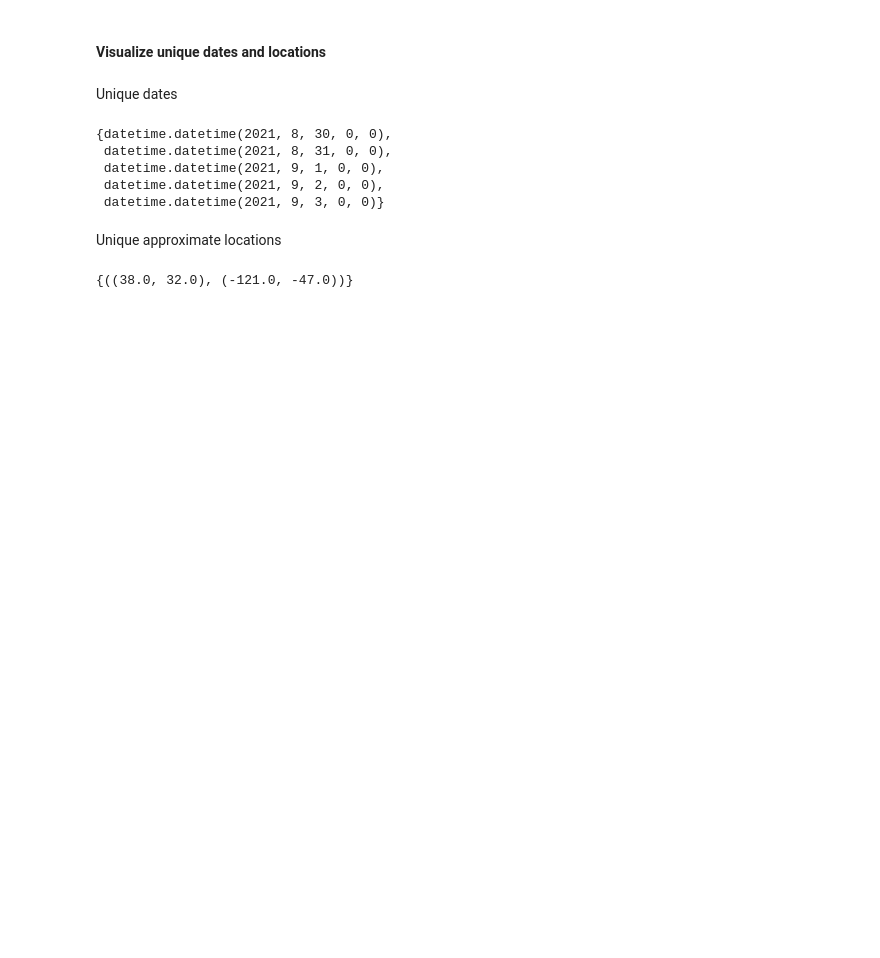
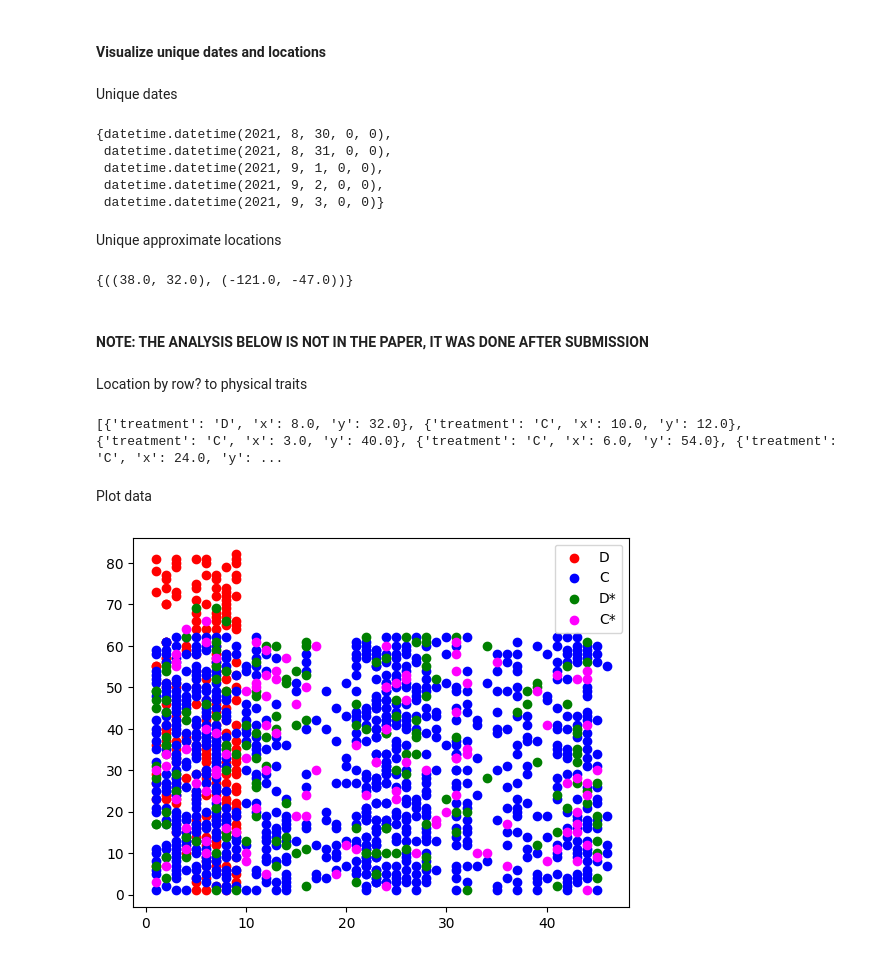
Before and after one commit to vivaansinghvi07/smoky-mountain-data-comp, a Jupyter notebook: step4/main.ipynb, the cells around one changed output. Saved outputs shown, nothing was run; the diff lists cells and outputs as text; code cells hidden in the pictures; blank space fills up the shorter version.

Commit message:
some post-paper analysis done (idea had)

```diff
--- a/step4/main.ipynb
+++ b/step4/main.ipynb
@@ -106,3 +105,40 @@ Unique approximate locations
 {*map(lambda x: tuple(map(lambda y: y[:2], x)), locations)}
 # %% [output]
 {((38.0, 32.0), (-121.0, -47.0))}
+# %% [markdown]
+#### NOTE: THE ANALYSIS BELOW IS NOT IN THE PAPER, IT WAS DONE AFTER SUBMISSION
+# %% [markdown]
+Location by row? to physical traits
+# %%
+data = []
+target_correlation = "treatment"
+is_nan = lambda x: str(x) == 'nan' or (x > 1000 if isinstance(x, float) else False)
+for i in range(len(SHEET_DATA)):
+    x = float(SHEET_DATA["row"][i])
+    y = float(SHEET_DATA["position"][i])
+    t = SHEET_DATA[target_correlation][i]
+    if all(not is_nan(i) for i in [x, y, t]):
+        data.append({
+            target_correlation: t,
+            "x": x,
+            "y": y
+        })
+print(data)
+# %% [output]
+[{'treatment': 'D', 'x': 8.0, 'y': 32.0}, {'treatment': 'C', 'x': 10.0, 'y': 12.0}, {'treatment': 'C', 'x': 3.0, 'y': 40.0}, {'treatment': 'C', 'x': 6.0, 'y': 54.0}, {'treatment': 'C', 'x': 24.0, 'y': ...
+# %% [markdown]
+Plot data
+# %%
+different_classes = {}
+for row in data:
+    t = row[target_correlation]
+    if not different_classes.get(t):
+        different_classes[t] = {'x': [], 'y': []}
+    different_classes[t]['x'].append(row['x'])
+    different_classes[t]['y'].append(row['y'])
+for (cls, d), color in zip(different_classes.items(), ['red', 'blue', 'green', 'magenta', 'orange']):
+    plt.scatter(d['x'], d['y'], color=color, label=cls)
+plt.legend(loc="best")
+plt.show()
+# %% [output]
+[figure, added]
```
Also changed, not shown: parts of 2 cells of this notebook.
